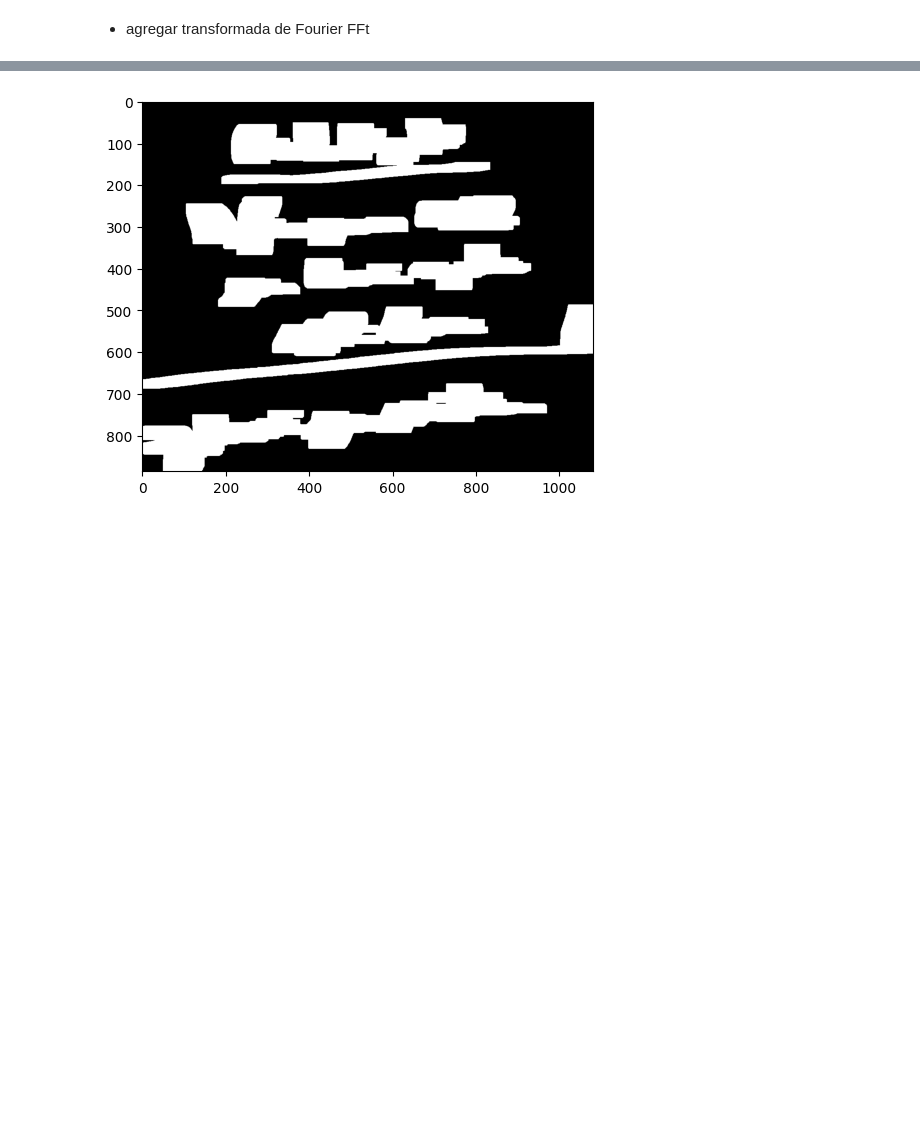
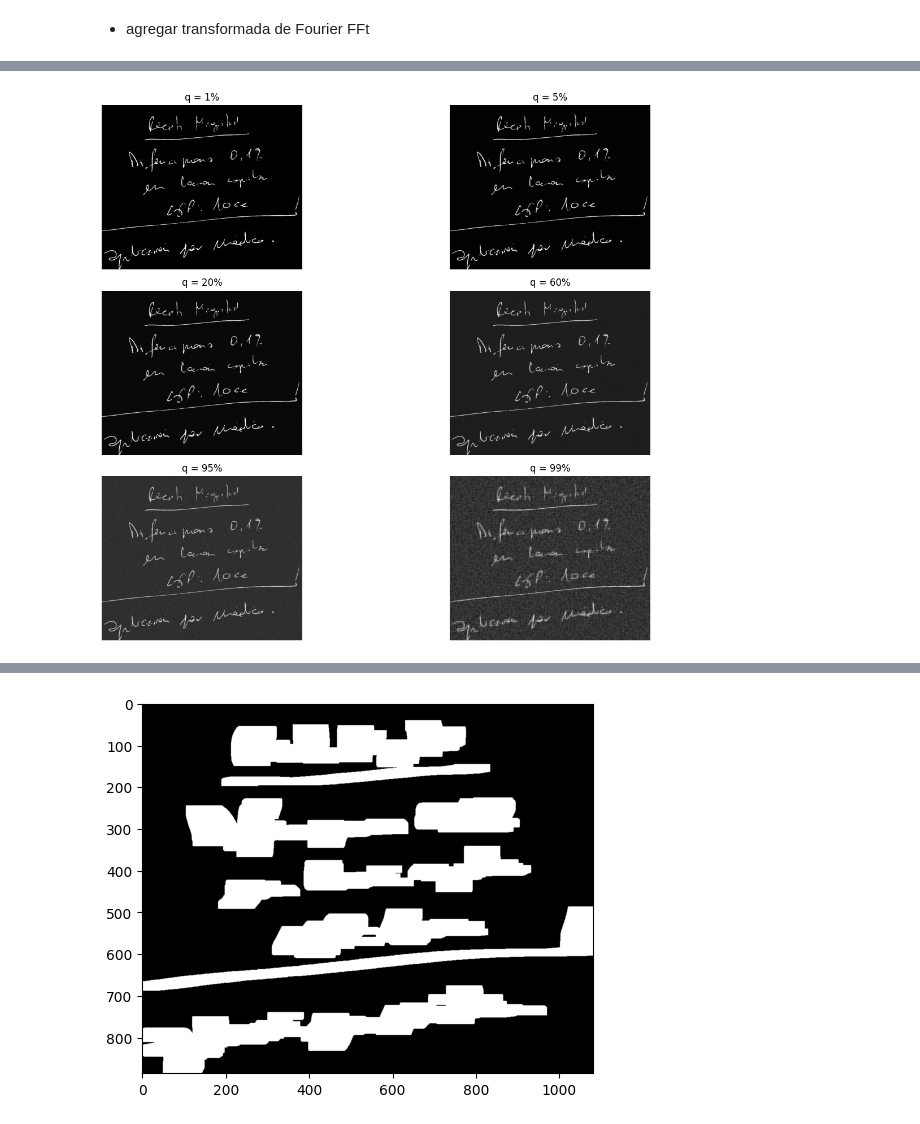
Before and after one commit to fbientrigo/cv_medical, a Jupyter notebook: 01_blockConstruction/01_recongnitionblocks.ipynb, the cells around one changed output, grey strips where cells are left out. Saved outputs shown, nothing was run; the diff lists cells and outputs as text; code cells hidden in the pictures; blank space fills up the shorter version.

```diff
--- a/01_blockConstruction/01_recongnitionblocks.ipynb
+++ b/01_blockConstruction/01_recongnitionblocks.ipynb
@@ -133,0 +230,28 @@ thresh_img = thresholding(img, 95); #50, pi
+# %%
+# percentil 5 porciento es bastante bueno, pero probemos otros
+def fourier_cut(img_fft, q=5):
+    mask= np.abs(img_fft) >= np.percentile(np.abs(img_fft), q=q)
+    return img_fft * mask#img_fft_filterd
+
+
+# plt.imshow(np.fft.irfft2(img_fft_filterd))
+
+q_values = [1, 5, 20, 60, 95, 99]
+fig, axes = plt.subplots(3, 2, figsize=(15, 10))
+axes = axes.flatten()
+
+# Loop over the q values and create a plot for each
+for i, q in enumerate(q_values):
+    img_fft_filtered = fourier_cut(img_fft, q=q)
+    img_filtered = np.fft.irfft2(img_fft_filtered)  # Compute the inverse FFT and take the real part
+
+    # Plot the filtered image
+    axes[i].imshow(img_filtered, cmap='gray')
+    axes[i].set_title(f'q = {q}%')
+    axes[i].axis('off')
+
+# Adjust layout to prevent overlap
+plt.tight_layout()
+plt.show()
+# %% [output]
+[figure, added]
```
Also changed, not shown: parts of 24 cells of this notebook, 2 other files.
